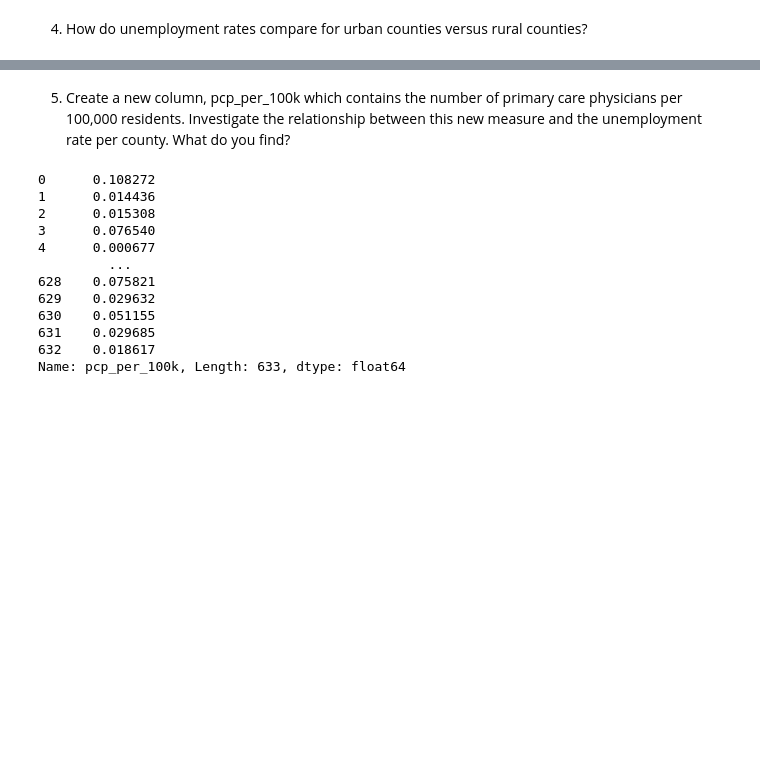
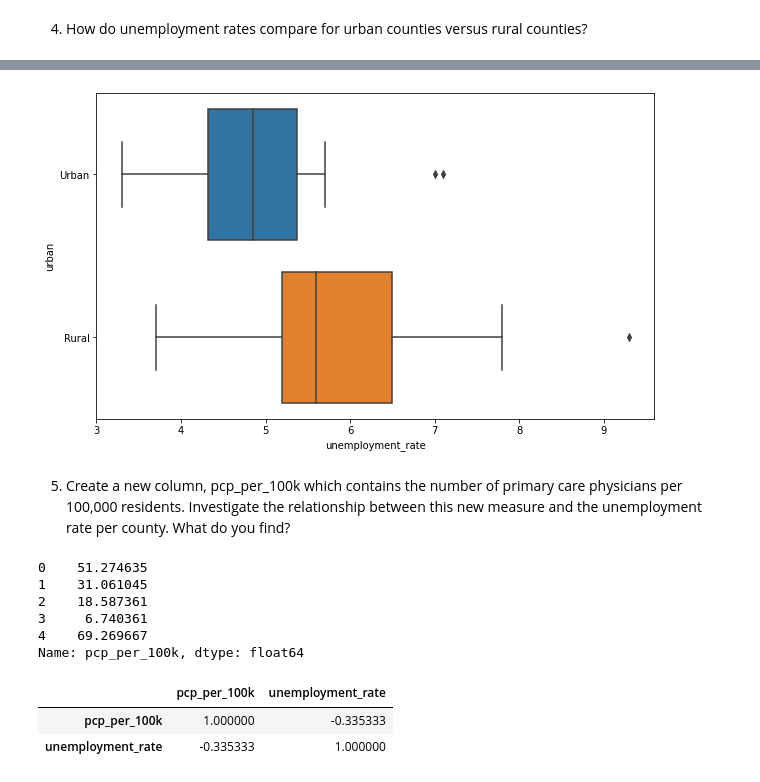
Before and after one commit to zachryje/data-science-essentials-4, a Jupyter notebook: notebooks/week_three_coding_tasks.ipynb, the cells around one changed output, grey strips where cells are left out. Drawn from its saved outputs; the diff is of its cells as text; code cells hidden in the pictures; blank space fills up the shorter version.

```diff
--- a/notebooks/week_three_coding_tasks.ipynb
+++ b/notebooks/week_three_coding_tasks.ipynb
@@ -99,18 +128,25 @@ Name: unemployment_rate, dtype: float64
+# %%
+plt.figure(figsize = (10,6))
+sns.boxplot(data = physicians,
+           x = 'unemployment_rate',
+           y = 'urban');
+# %% [output]
+[figure, added]
 # %% [markdown]
 5. Create a new column, pcp_per_100k which contains the number of primary care physicians per 100,000 residents. Investigate the relationship between this new measure and the unemployment rate per county. What do you find?
-# %%
-physicians['pcp_per_100k'] = (physicians['population']/100000) / physicians['primary_care_physicians']
-physicians['pcp_per_100k']
-# %% [output]
-0      0.108272
-1      0.014436
-2      0.015308
-3      0.076540
-4      0.000677
-         ...
-628    0.075821
-629    0.029632
-630    0.051155
-631    0.029685
-632    0.018617
-Name: pcp_per_100k, Length: 633, dtype: float64
+# %%
+physicians['pcp_per_100k'] = physicians['primary_care_physicians'] / physicians['population'] * 100000
+physicians['pcp_per_100k'].head()
+# %% [output]
+0    51.274635
+1    31.061045
+2    18.587361
+3     6.740361
+4    69.269667
+Name: pcp_per_100k, dtype: float64
+# %%
+physicians[['pcp_per_100k', 'unemployment_rate']].corr()
+# %% [output]
+|  | pcp_per_100k | unemployment_rate |
+| pcp_per_100k | 1.000000 | -0.335333 |
+| unemployment_rate | -0.335333 | 1.000000 |
```
Also changed, not shown: parts of 14 cells of this notebook.
